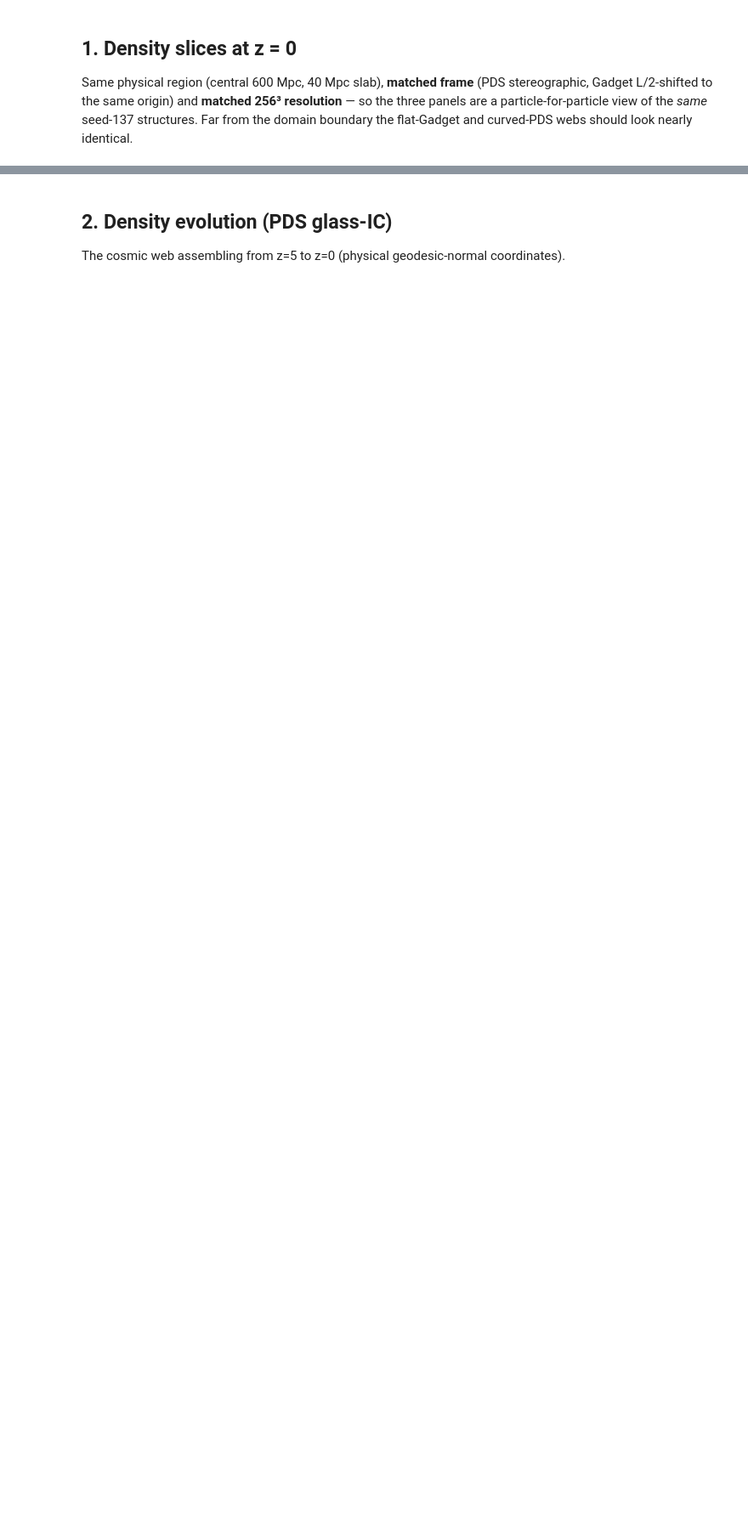
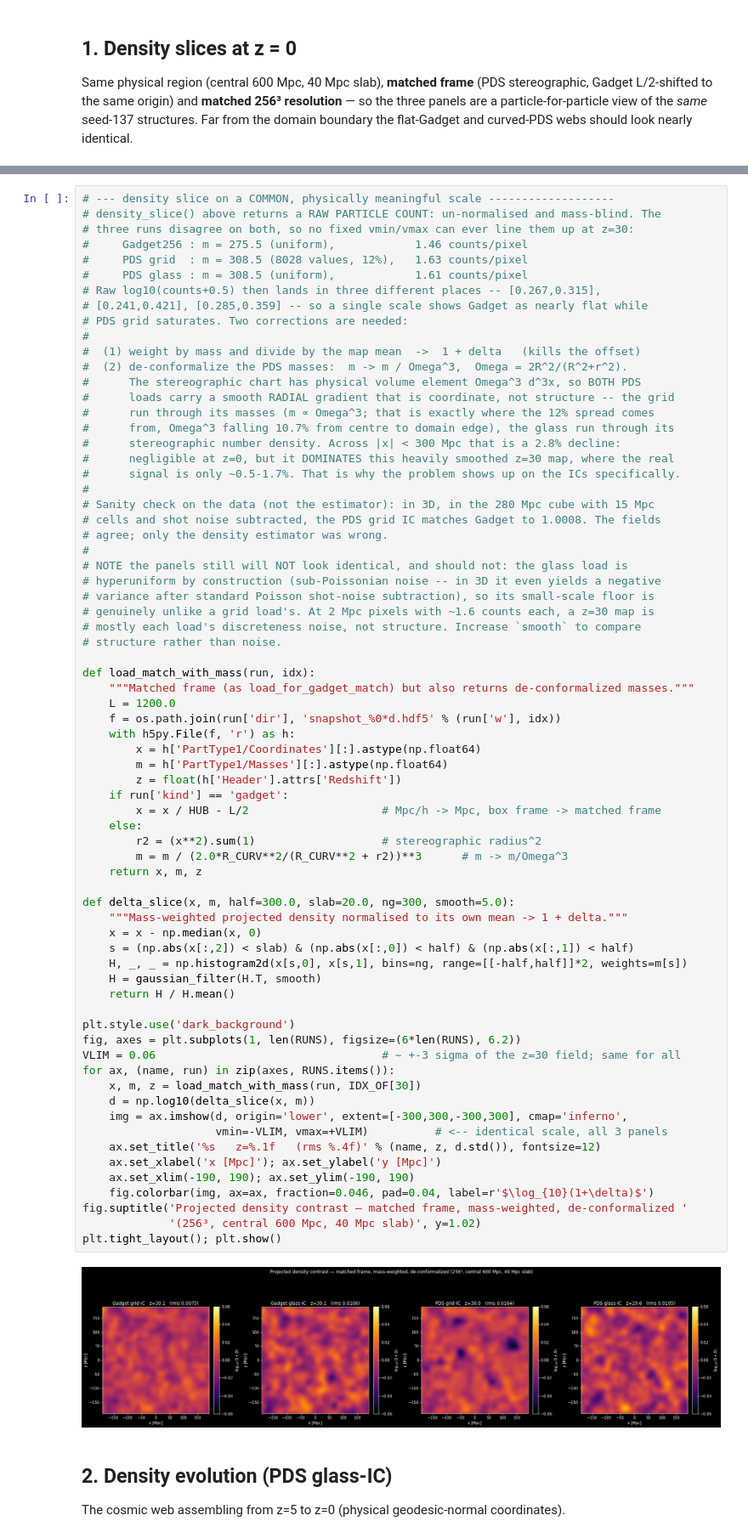
Before and after one commit to eltevo/StePS, a Jupyter notebook: tools/Visualization/Gadget_vs_PDS_comparison.ipynb, the cells around one changed output, grey strips where cells are left out. Shown at 85% size. Saved outputs shown, nothing was run; the diff lists cells and outputs as text; blank space fills up the shorter version.

```diff
--- a/tools/Visualization/Gadget_vs_PDS_comparison.ipynb
+++ b/tools/Visualization/Gadget_vs_PDS_comparison.ipynb
@@ -157,3 +277,75 @@ plt.tight_layout(); plt.show()
+# %%
+# --- density slice on a COMMON, physically meaningful scale -------------------
+# density_slice() above returns a RAW PARTICLE COUNT: un-normalised and mass-blind. The
+# three runs disagree on both, so no fixed vmin/vmax can ever line them up at z=30:
+#     Gadget256 : m = 275.5 (uniform),            1.46 counts/pixel
+#     PDS grid  : m = 308.5 (8028 values, 12%),   1.63 counts/pixel
+#     PDS glass : m = 308.5 (uniform),            1.61 counts/pixel
+# Raw log10(counts+0.5) then lands in three different places -- [0.267,0.315],
+# [0.241,0.421], [0.285,0.359] -- so a single scale shows Gadget as nearly flat while
+# PDS grid saturates. Two corrections are needed:
+#
+#  (1) weight by mass and divide by the map mean  ->  1 + delta   (kills the offset)
+#  (2) de-conformalize the PDS masses:  m -> m / Omega^3,  Omega = 2R^2/(R^2+r^2).
+#      The stereographic chart has physical volume element Omega^3 d^3x, so BOTH PDS
+#      loads carry a smooth RADIAL gradient that is coordinate, not structure -- the grid
+#      run through its masses (m ∝ Omega^3; that is exactly where the 12% spread comes
+#      from, Omega^3 falling 10.7% from centre to domain edge), the glass run through its
+#      stereographic number density. Across |x| < 300 Mpc that is a 2.8% decline:
+#      negligible at z=0, but it DOMINATES this heavily smoothed z=30 map, where the real
+#      signal is only ~0.5-1.7%. That is why the problem shows up on the ICs specifically.
+#
+# Sanity check on the data (not the estimator): in 3D, in the 280 Mpc cube with 15 Mpc
+# cells and shot noise subtracted, the PDS grid IC matches Gadget to 1.0008. The fields
+# agree; only the density estimator was wrong.
+#
+# NOTE the panels still will NOT look identical, and should not: the glass load is
+# hyperuniform by construction (sub-Poissonian noise -- in 3D it even yields a negative
+# variance after standard Poisson shot-noise subtraction), so its small-scale floor is
+# genuinely unlike a grid load's. At 2 Mpc pixels with ~1.6 counts each, a z=30 map is
+# mostly each load's discreteness noise, not structure. Increase `smooth` to compare
+# structure rather than noise.
+
+def load_match_with_mass(run, idx):
+    """Matched frame (as load_for_gadget_match) but also returns de-conformalized masses."""
+    L = 1200.0
+    f = os.path.join(run['dir'], 'snapshot_%0*d.hdf5' % (run['w'], idx))
+    with h5py.File(f, 'r') as h:
+        x = h['PartType1/Coordinates'][:].astype(np.float64)
+        m = h['PartType1/Masses'][:].astype(np.float64)
+        z = float(h['Header'].attrs['Redshift'])
+    if run['kind'] == 'gadget':
+        x = x / HUB - L/2                    # Mpc/h -> Mpc, box frame -> matched frame
+    else:
+        r2 = (x**2).sum(1)                   # stereographic radius^2
+        m = m / (2.0*R_CURV**2/(R_CURV**2 + r2))**3      # m -> m/Omega^3
+    return x, m, z
+
+def delta_slice(x, m, half=300.0, slab=20.0, ng=300, smooth=5.0):
+    """Mass-weighted projected density normalised to its own mean -> 1 + delta."""
+    x = x - np.median(x, 0)
+    s = (np.abs(x[:,2]) < slab) & (np.abs(x[:,0]) < half) & (np.abs(x[:,1]) < half)
+    H, _, _ = np.histogram2d(x[s,0], x[s,1], bins=ng, range=[[-half,half]]*2, weights=m[s])
+    H = gaussian_filter(H.T, smooth)
+    return H / H.mean()
+
+plt.style.use('dark_background')
+fig, axes = plt.subplots(1, len(RUNS), figsize=(6*len(RUNS), 6.2))
+VLIM = 0.06                                  # ~ +-3 sigma of the z=30 field; same for all
+for ax, (name, run) in zip(axes, RUNS.items()):
+    x, m, z = load_match_with_mass(run, IDX_OF[30])
+    d = np.log10(delta_slice(x, m))
+    img = ax.imshow(d, origin='lower', extent=[-300,300,-300,300], cmap='inferno',
+                    vmin=-VLIM, vmax=+VLIM)          # <-- identical scale, all 3 panels
+    ax.set_title('%s   z=%.1f   (rms %.4f)' % (name, z, d.std()), fontsize=12)
+    ax.set_xlabel('x [Mpc]'); ax.set_ylabel('y [Mpc]')
+    ax.set_xlim(-190, 190); ax.set_ylim(-190, 190)
+    fig.colorbar(img, ax=ax, fraction=0.046, pad=0.04, label=r'$\log_{10}(1+\delta)$')
+fig.suptitle('Projected density contrast — matched frame, mass-weighted, de-conformalized '
+             '(256³, central 600 Mpc, 40 Mpc slab)', y=1.02)
+plt.tight_layout(); plt.show()
+# %% [output]
+[figure, added]
 # %% [markdown]
 ## 2. Density evolution (PDS glass-IC)
 The cosmic web assembling from z=5 to z=0 (physical geodesic-normal coordinates).
```
Also changed, not shown: parts of 9 cells of this notebook, 2 other files.
